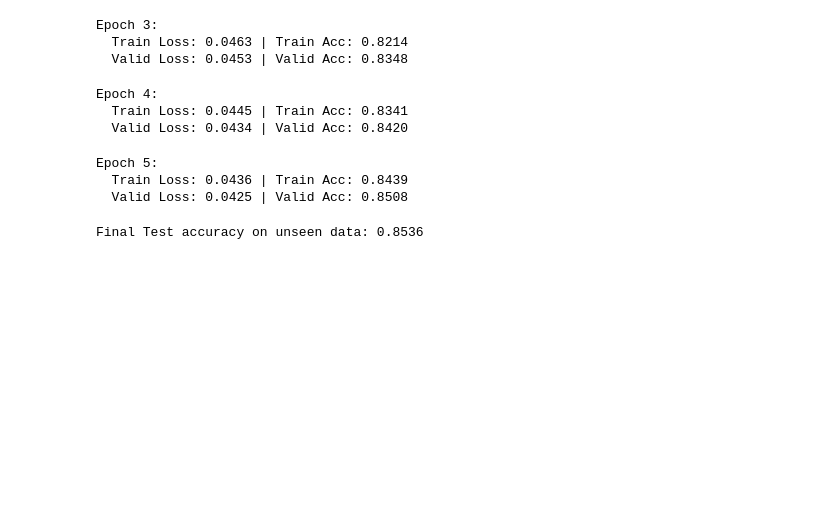
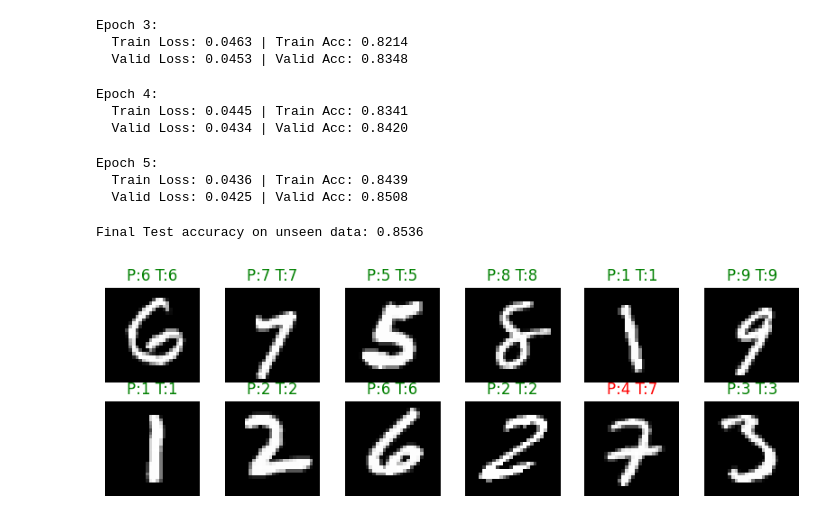
Before and after one commit to dagemawinegash/predictive-coding-image-classifier, a Jupyter notebook: predictive_coding.ipynb, the cells around one changed output. Saved outputs shown, nothing was run; the diff lists cells and outputs as text; code cells hidden in the pictures; blank space fills up the shorter version.

Commit message:
visualize predictions on a random test batch

```diff
--- a/predictive_coding.ipynb
+++ b/predictive_coding.ipynb
@@ -305,3 +305,23 @@ with torch.no_grad():
 print(f"Final Test accuracy on unseen data: {correct/total:.4f}")
 # %% [output]
 Final Test accuracy on unseen data: 0.8536
+# %%
+import random
+
+test_batches = list(test_loader)
+test_images, test_labels = random.choice(test_batches)
+test_images = test_images.to(device)
+zs = model.predict(test_images)
+preds = zs[-1].argmax(dim=1)
+
+fig = plt.figure(figsize=(10, 3))
+for i in range(12):
+    ax = fig.add_subplot(2, 6, i + 1)
+    img = test_images[i].cpu().squeeze() * 0.3081 + 0.1307
+    ax.imshow(img, cmap='gray')
+    color = 'green' if preds[i]==test_labels[i] else 'red'
+    ax.set_title(f"P:{preds[i].item()} T:{test_labels[i].item()}", color=color)
+    ax.axis('off')
+plt.show()
+# %% [output]
+[figure, added]
```
